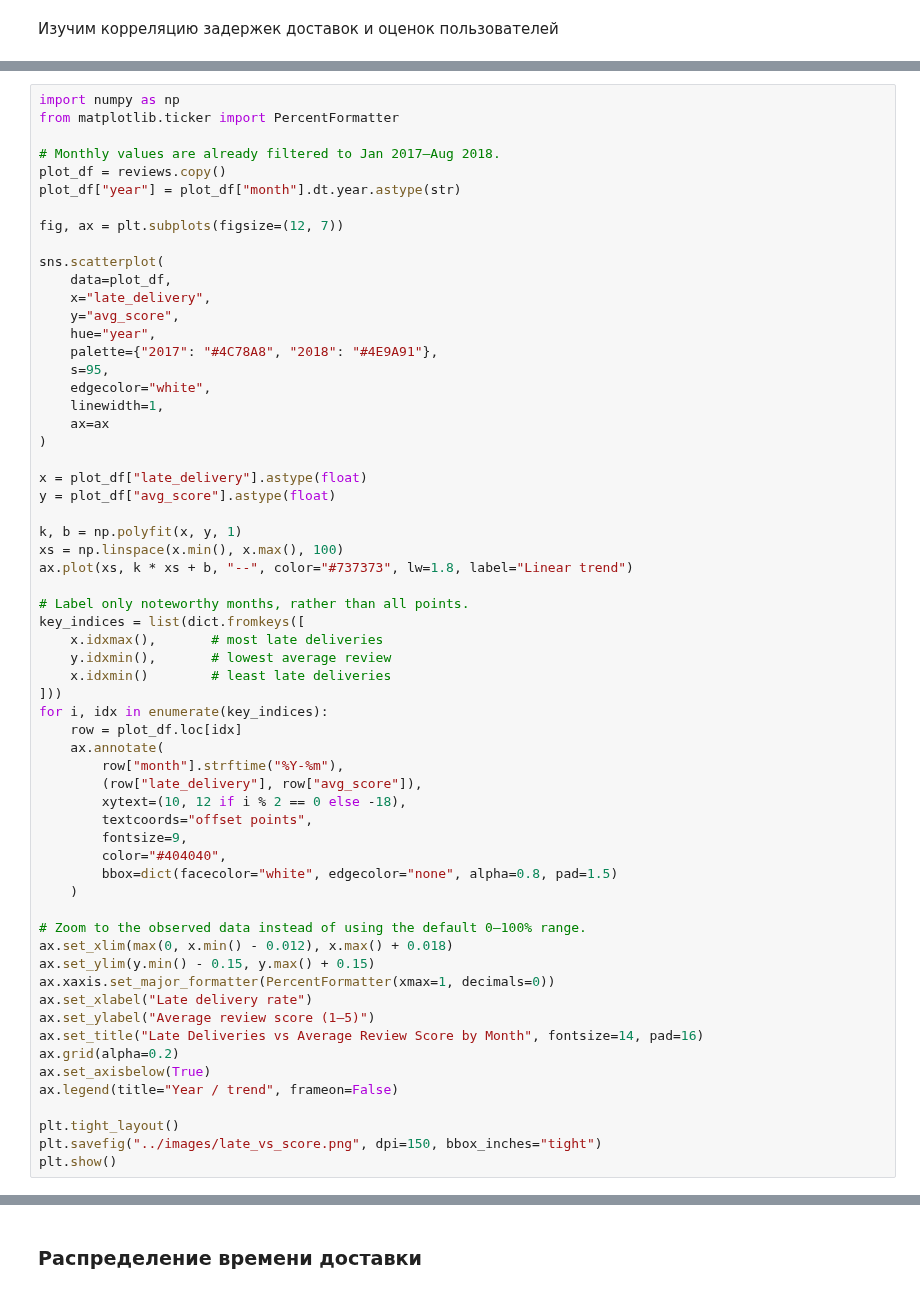
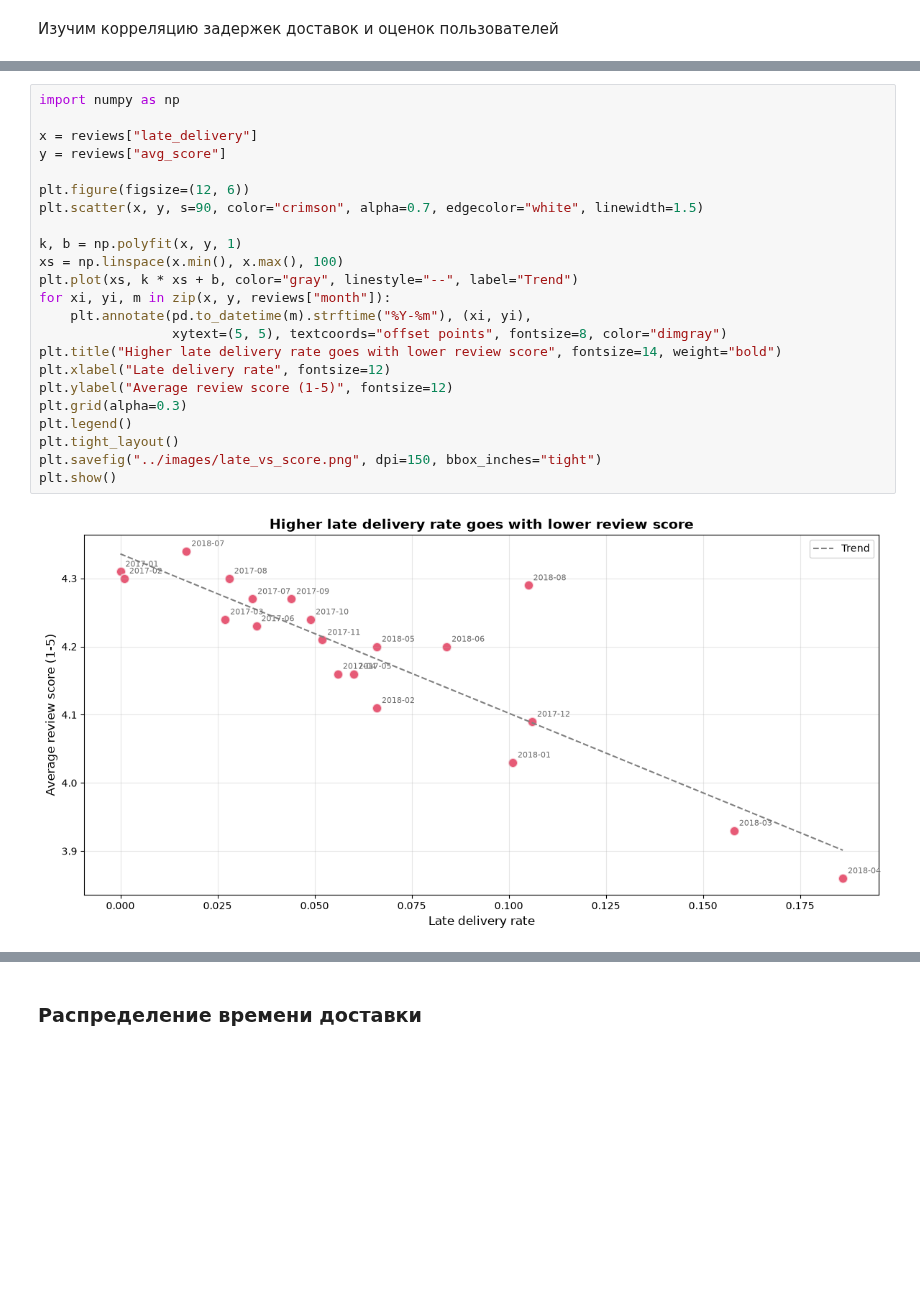
Before and after one commit to radmirmudarisov77-sketch/olist-ecommerce-sql-analysis, a Jupyter notebook: notebooks/01_eda.ipynb, the cells around one changed output, grey strips where cells are left out. Saved outputs shown, nothing was run; the diff lists cells and outputs as text; blank space fills up the shorter version.

```diff
--- a/notebooks/01_eda.ipynb
+++ b/notebooks/01_eda.ipynb
@@ -406,62 +392,26 @@ plt.show()
 # %%
 import numpy as np
-from matplotlib.ticker import PercentFormatter
 
-# Monthly values are already filtered to Jan 2017–Aug 2018.
-plot_df = reviews.copy()
-plot_df["year"] = plot_df["month"].dt.year.astype(str)
+x = reviews["late_delivery"]
+y = reviews["avg_score"]
 
-fig, ax = plt.subplots(figsize=(12, 7))
-
-sns.scatterplot(
-    data=plot_df,
-    x="late_delivery",
-    y="avg_score",
-    hue="year",
-    palette={"2017": "#4C78A8", "2018": "#4E9A91"},
-    s=95,
-    edgecolor="white",
-    linewidth=1,
-    ax=ax
-)
-
-x = plot_df["late_delivery"].astype(float)
-y = plot_df["avg_score"].astype(float)
+plt.figure(figsize=(12, 6))
+plt.scatter(x, y, s=90, color="crimson", alpha=0.7, edgecolor="white", linewidth=1.5)
 
 k, b = np.polyfit(x, y, 1)
 xs = np.linspace(x.min(), x.max(), 100)
-ax.plot(xs, k * xs + b, "--", color="#737373", lw=1.8, label="Linear trend")
-
-# Label only noteworthy months, rather than all points.
-key_indices = list(dict.fromkeys([
-    x.idxmax(),       # most late deliveries
-    y.idxmin(),       # lowest average review
-    x.idxmin()        # least late deliveries
-]))
-for i, idx in enumerate(key_indices):
-    row = plot_df.loc[idx]
-    ax.annotate(
-        row["month"].strftime("%Y-%m"),
-        (row["late_delivery"], row["avg_score"]),
-        xytext=(10, 12 if i % 2 == 0 else -18),
-        textcoords="offset points",
-        fontsize=9,
-        color="#404040",
-        bbox=dict(facecolor="white", edgecolor="none", alpha=0.8, pad=1.5)
-    )
-
-# Zoom to the observed data instead of using the default 0–100% range.
-ax.set_xlim(max(0, x.min() - 0.012), x.max() + 0.018)
-ax.set_ylim(y.min() - 0.15, y.max() + 0.15)
-ax.xaxis.set_major_formatter(PercentFormatter(xmax=1, decimals=0))
-ax.set_xlabel("Late delivery rate")
-ax.set_ylabel("Average review score (1–5)")
-ax.set_title("Late Deliveries vs Average Review Score by Month", fontsize=14, pad=16)
-ax.grid(alpha=0.2)
-ax.set_axisbelow(True)
-ax.legend(title="Year / trend", frameon=False)
-
+plt.plot(xs, k * xs + b, color="gray", linestyle="--", label="Trend")
+for xi, yi, m in zip(x, y, reviews["month"]):
+    plt.annotate(pd.to_datetime(m).strftime("%Y-%m"), (xi, yi),
+                 xytext=(5, 5), textcoords="offset points", fontsize=8, color="dimgray")
+plt.title("Higher late delivery rate goes with lower review score", fontsize=14, weight="bold")
+plt.xlabel("Late delivery rate", fontsize=12)
+plt.ylabel("Average review score (1-5)", fontsize=12)
+plt.grid(alpha=0.3)
+plt.legend()
 plt.tight_layout()
 plt.savefig("../images/late_vs_score.png", dpi=150, bbox_inches="tight")
 plt.show()
+# %% [output]
+[figure, added]
 # %% [markdown]
```
Also changed, not shown: parts of 18 cells of this notebook.
